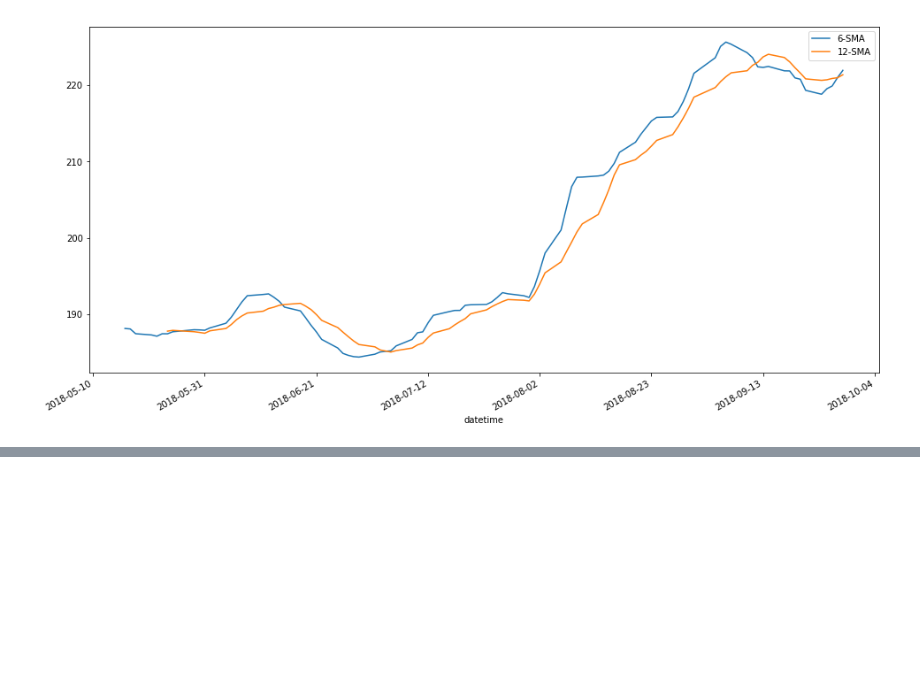
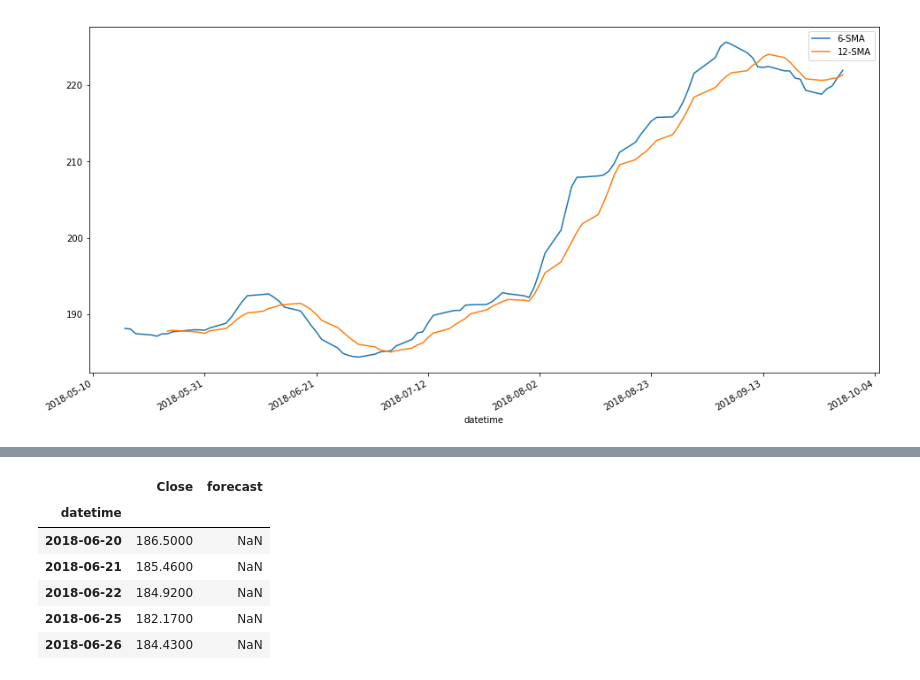
Before and after one commit to geceba/Residencia-ITM, a Jupyter notebook: pruebas/pruebas.ipynb, the cells around one changed output, grey strips where cells are left out. Drawn from its saved outputs; the diff is of its cells as text; code cells hidden in the pictures; blank space fills up the shorter version.

```diff
--- a/pruebas/pruebas.ipynb
+++ b/pruebas/pruebas.ipynb
@@ -78,0 +124,2 @@ plt.show()
+# %%
+df['forecast'] = results.predict(start= 90, end = 101, dynamic= True)
@@ -78,0 +147,10 @@ plt.show()
+# %%
+df.head()
+# %% [output]
+|  | Close | forecast |
+| datetime |  |  |
+| 2018-06-20 | 186.5000 | NaN |
+| 2018-06-21 | 185.4600 | NaN |
+| 2018-06-22 | 184.9200 | NaN |
+| 2018-06-25 | 182.1700 | NaN |
+| 2018-06-26 | 184.4300 | NaN |
```
Also changed, not shown: parts of 9 cells of this notebook, 3 other files.
